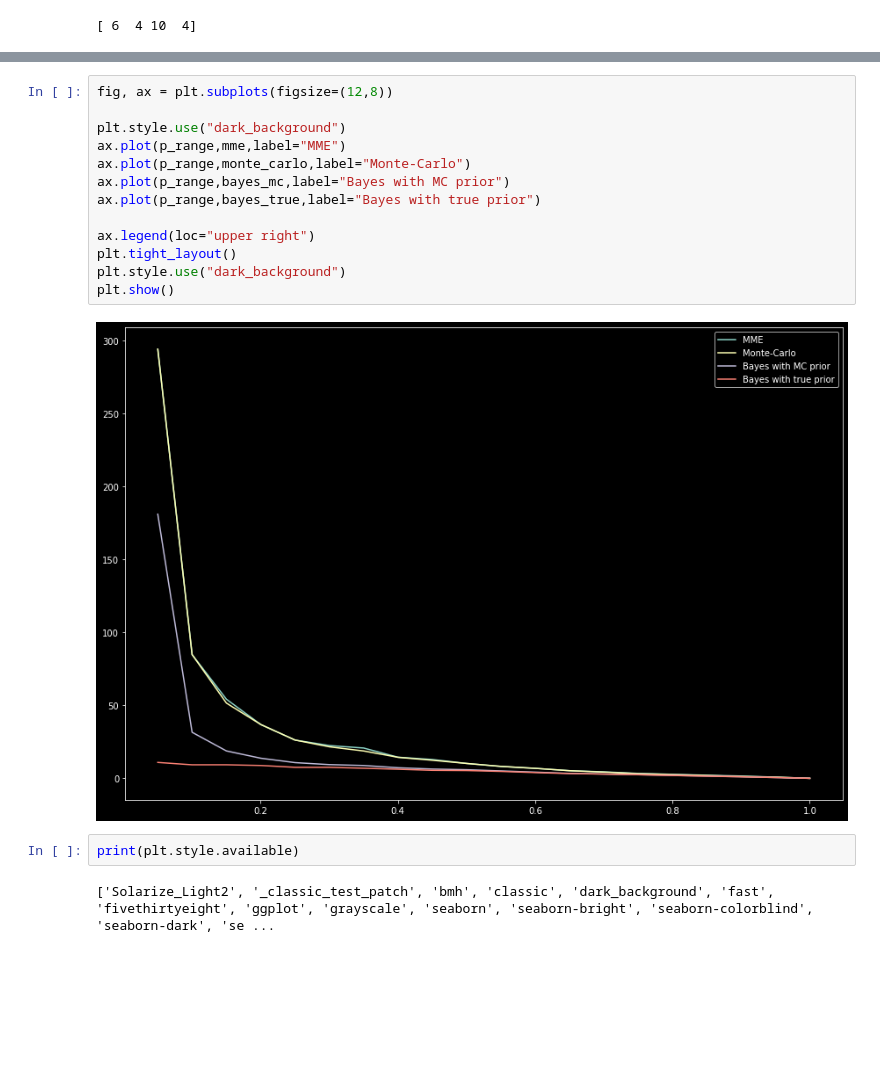
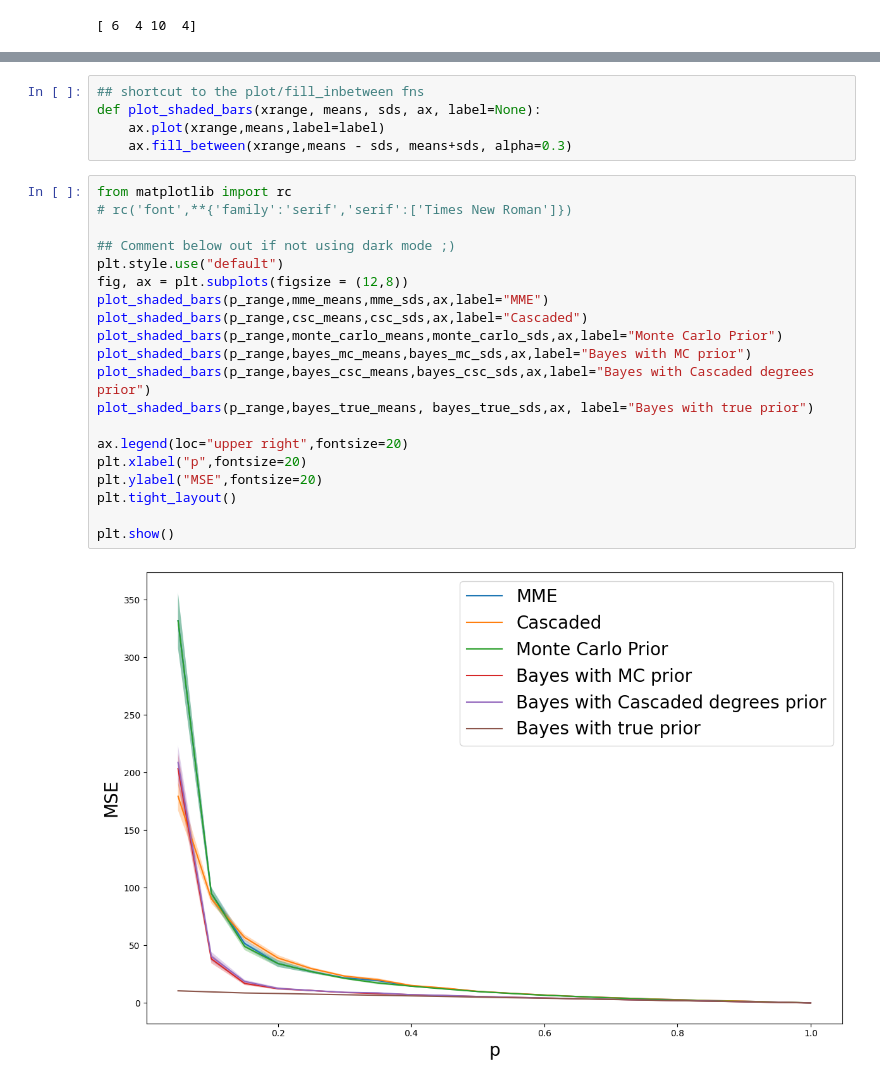
Before and after one commit to narnolddd/sample-nets, a Jupyter notebook: MonteCarloTranslate.ipynb, the cells around one changed output, grey strips where cells are left out. Drawn from its saved outputs; the diff is of its cells as text; blank space fills up the shorter version.

```diff
--- a/MonteCarloTranslate.ipynb
+++ b/MonteCarloTranslate.ipynb
@@ -180,19 +300,27 @@ for ind, p in enumerate(p_range):
-# %%
-fig, ax = plt.subplots(figsize=(12,8))
-
-plt.style.use("dark_background")
-ax.plot(p_range,mme,label="MME")
-ax.plot(p_range,monte_carlo,label="Monte-Carlo")
-ax.plot(p_range,bayes_mc,label="Bayes with MC prior")
-ax.plot(p_range,bayes_true,label="Bayes with true prior")
-
-ax.legend(loc="upper right")
-plt.tight_layout()
-plt.style.use("dark_background")
-plt.show()
-# %% [output]
-[figure, removed]
-# %%
-print(plt.style.available)
-# %% [output]
-['Solarize_Light2', '_classic_test_patch', 'bmh', 'classic', 'dark_background', 'fast', 'fivethirtyeight', 'ggplot', 'grayscale', 'seaborn', 'seaborn-bright', 'seaborn-colorblind', 'seaborn-dark', 'se ...
+# %%
+## shortcut to the plot/fill_inbetween fns
+def plot_shaded_bars(xrange, means, sds, ax, label=None):
+    ax.plot(xrange,means,label=label)
+    ax.fill_between(xrange,means - sds, means+sds, alpha=0.3)
+# %%
+from matplotlib import rc
+# rc('font',**{'family':'serif','serif':['Times New Roman']})
+
+## Comment below out if not using dark mode ;)
+plt.style.use("default")
+fig, ax = plt.subplots(figsize = (12,8))
+plot_shaded_bars(p_range,mme_means,mme_sds,ax,label="MME")
+plot_shaded_bars(p_range,csc_means,csc_sds,ax,label="Cascaded")
+plot_shaded_bars(p_range,monte_carlo_means,monte_carlo_sds,ax,label="Monte Carlo Prior")
+plot_shaded_bars(p_range,bayes_mc_means,bayes_mc_sds,ax,label="Bayes with MC prior")
+plot_shaded_bars(p_range,bayes_csc_means,bayes_csc_sds,ax,label="Bayes with Cascaded degrees prior")
+plot_shaded_bars(p_range,bayes_true_means, bayes_true_sds,ax, label="Bayes with true prior")
+
+ax.legend(loc="upper right",fontsize=20)
+plt.xlabel("p",fontsize=20)
+plt.ylabel("MSE",fontsize=20)
+plt.tight_layout()
+
+plt.show()
+# %% [output]
+[figure, added]
```
Also changed, not shown: parts of 15 cells of this notebook.
